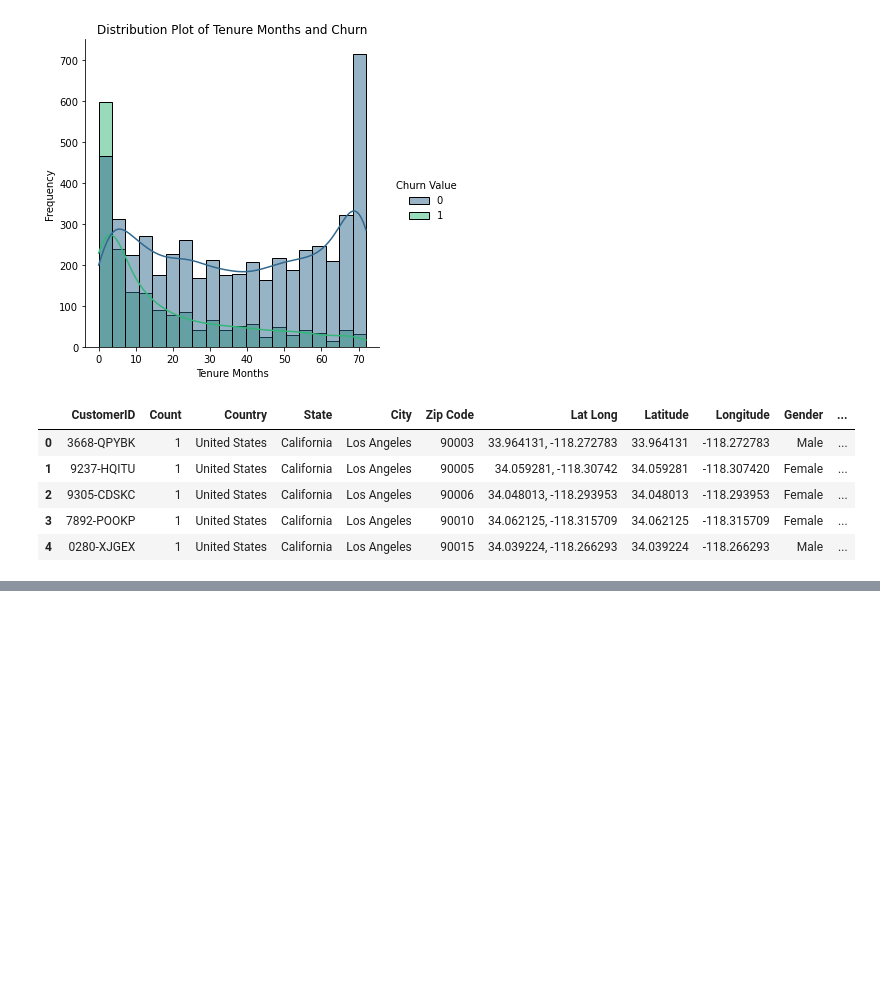
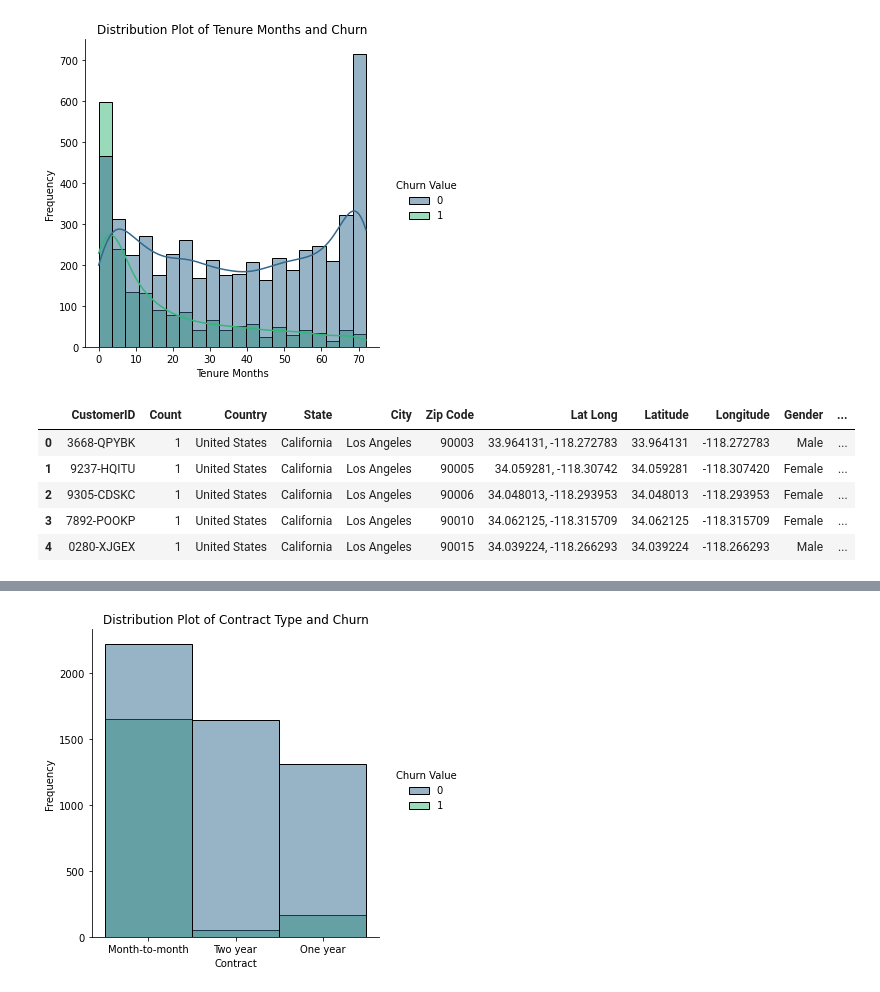
Before and after one commit to ldearlove/Digital-Futures-Swan-Project, a Jupyter notebook: Egle.ipynb, the cells around one changed output, grey strips where cells are left out. Drawn from its saved outputs; the diff is of its cells as text; code cells hidden in the pictures; blank space fills up the shorter version.

```diff
--- a/Egle.ipynb
+++ b/Egle.ipynb
@@ -243,6 +214,13 @@ df = pd.get_dummies(df, columns = ['Streaming Movies'], drop_first = True, prefi
-# %%
-df = pd.get_dummies(df, columns = ['Contract'], drop_first = True, prefix = 'contract')
-# %%
-df['Paperless Billing'] = df['Paperless Billing'].map({'No':0, 'Yes':1})
-# %%
-df = pd.get_dummies(df, columns = ['Payment Method'], drop_first = True, prefix = 'pay_method')
+# %%
+# list of columns with yes's and no's
+yn_cols = ['Gender','Senior Citizen','Partner','Dependents','Phone Service','Multiple Lines','Online Security',
+             'Online Backup','Device Protection','Tech Support','Streaming TV','Streaming Movies',
+             'Paperless Billing']
+# mapping
+for col in yn_cols:
+    df[f'{col}'] = df[f'{col}'].map({'No':0, 'Yes':1, 'No internet service':0, 'No phone service':0, 'Male':1, 'Female':0})
+    #df[f'{col}'].astype(int)
+
+# check thats all they have
+for col in yn_cols:
+    print(f'The column {col} contains these values {df[col].unique()}')
@@ -248,0 +529,8 @@ df = pd.get_dummies(df, columns = ['Payment Method'], drop_first = True, prefix
+# %%
+sns.displot(data=df, x='Contract', hue='Churn Value', kind='hist',  palette='viridis', bins=20)
+plt.title('Distribution Plot of Contract Type and Churn')
+plt.xlabel('Contract')
+plt.ylabel('Frequency')
+plt.show()
+# %% [output]
+[figure, added]
```
Also changed, not shown: parts of 52 cells of this notebook, 1 other file.
